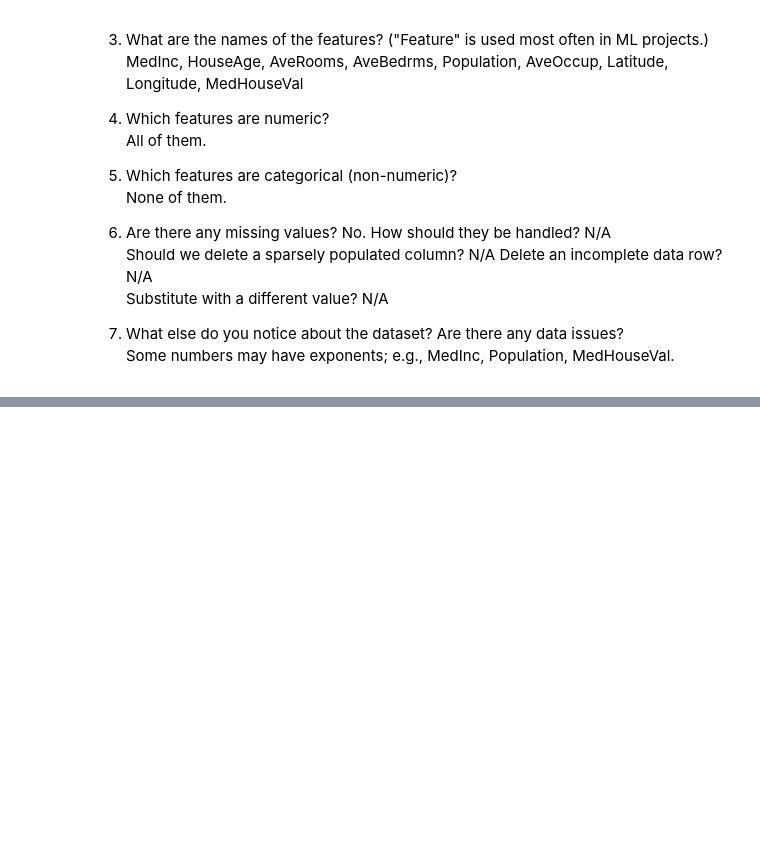
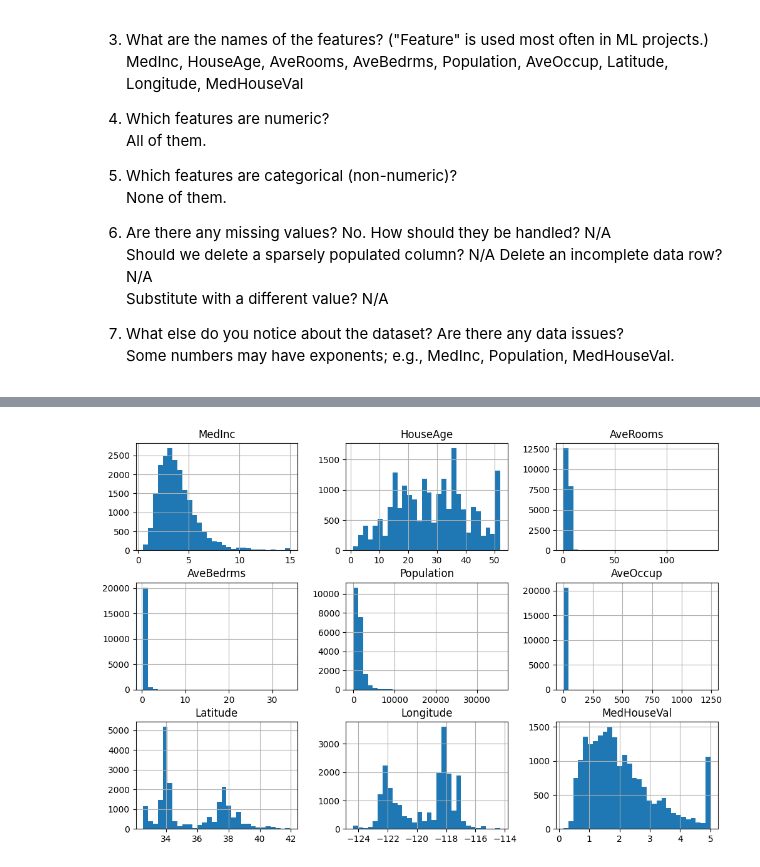
Before and after one commit to TKonkin/applied-ml-terry, a Jupyter notebook: lab01/ml01.ipynb, the cells around one changed output, grey strips where cells are left out. Cells and saved outputs as stored; diff of their text form; code cells hidden in the pictures; blank space fills up the shorter version.

```diff
--- a/lab01/ml01.ipynb
+++ b/lab01/ml01.ipynb
@@ -380,0 +168,8 @@ print(f'RMSE: {rmse:.2f}')
+# %%
+
+# This is a Python cell.
+# Put your comments and code here.
+data_frame.hist(bins=30, figsize=(12, 8))
+plt.show()
+# %% [output]
+[figure, added]
```
Also changed, not shown: parts of 41 cells of this notebook.
